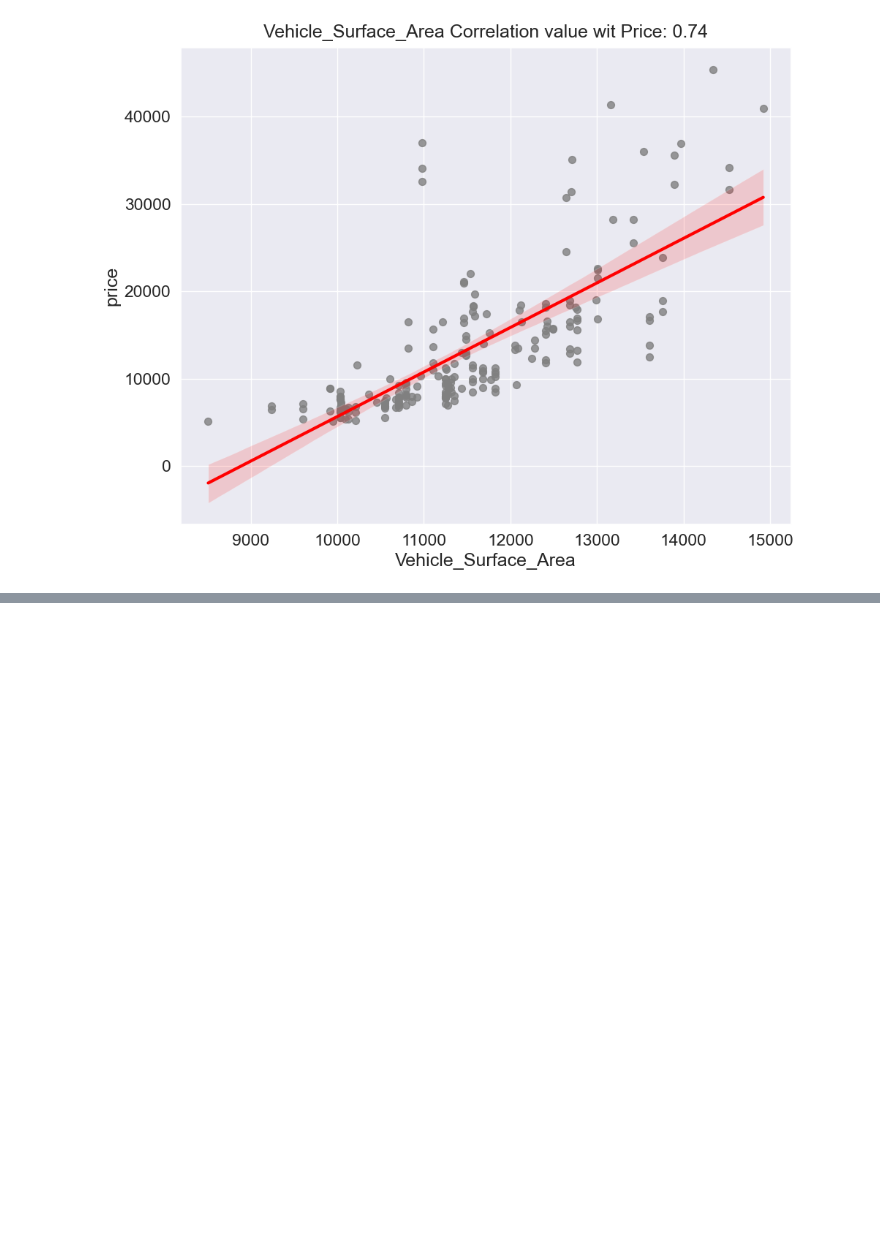
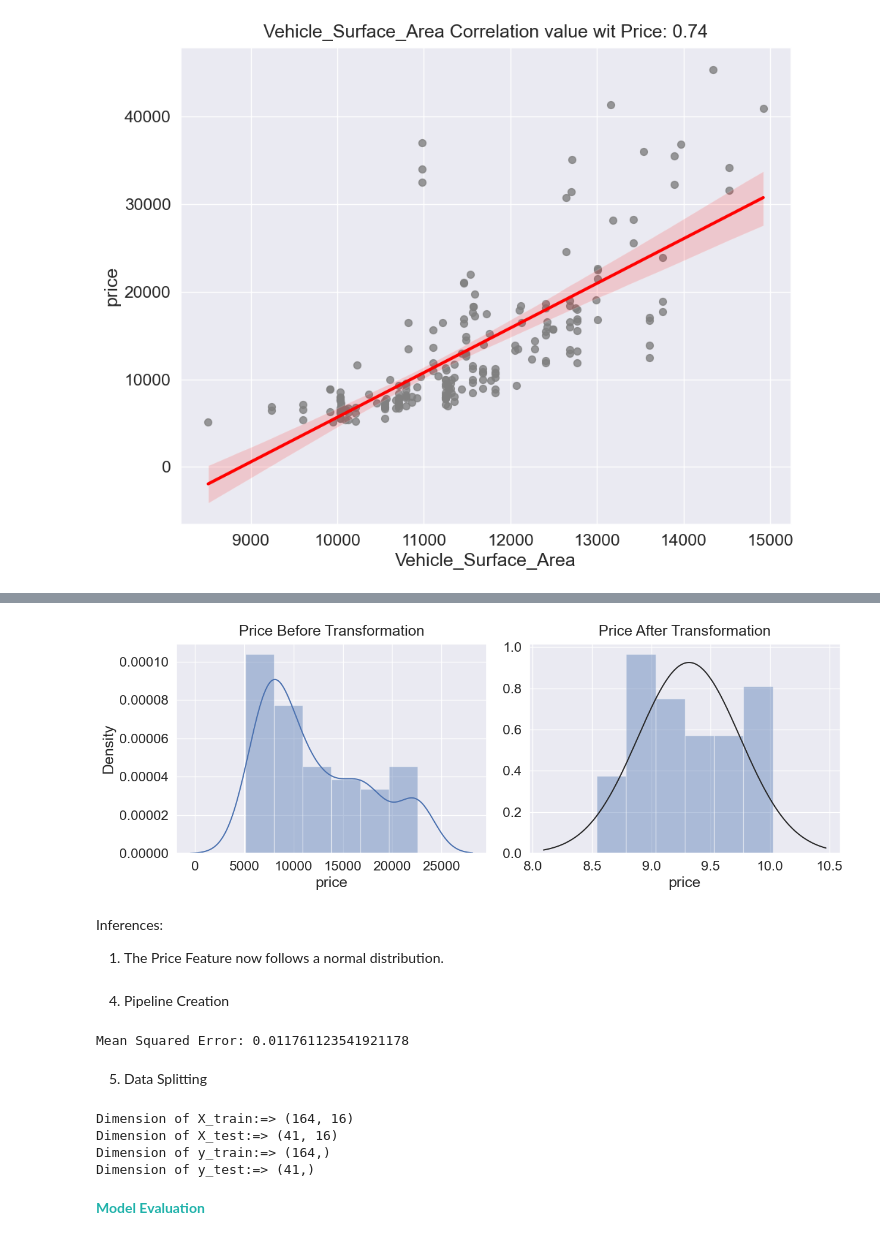
Before and after one commit to mideyolu/Car-Price-Prediction, a Jupyter notebook: car-price.ipynb, the cells around one changed output, grey strips where cells are left out. Saved outputs shown, nothing was run; the diff lists cells and outputs as text; code cells hidden in the pictures; blank space fills up the shorter version.

```diff
--- a/car-price.ipynb
+++ b/car-price.ipynb
@@ -665,0 +734,3 @@ for idx, column in enumerate(columns):
+# %%
+for idx, col in enumerate(num_features):
+    train_data[col]= np.where(train_data[col] > train_data[col].quantile(0.90), train_data[col].quantile(0.90), train_data[col])
@@ -665,0 +746,4 @@ for idx, column in enumerate(columns):
+# %%
+num_col_list= train_data.select_dtypes(exclude='object').columns.tolist()
+num_col_list.remove('price')
+columns= num_col_list
@@ -665,0 +763,11 @@ for idx, column in enumerate(columns):
+# %%
+#dealing with high skewed features
+high_skewed = []
+
+for idx, col in enumerate(columns):
+    if train_data[col].skew() > 0.5:
+        high_skewed.append(col)
+
+#applying natural log
+for idx, col in enumerate(high_skewed):
+    train_data[col]= np.log1p(train_data[col])
@@ -665,0 +776,4 @@ for idx, column in enumerate(columns):
+# %%
+z = train_data["price"]
+
+train_data["price"] = np.log1p(train_data["price"])
@@ -665,0 +795,22 @@ for idx, column in enumerate(columns):
+# %%
+from scipy import stats
+plt.figure(figsize=(13,5))
+plt.subplot(1,2,1)
+sns.distplot(z,kde=True)
+plt.title("Price Before Transformation",pad=10)
+
+plt.subplot(1,2,2)
+sns.distplot(
+    train_data['price'], kde=False, fit=stats.norm
+)
+
+plt.title("Price After Transformation",pad=10)
+plt.tight_layout()
+plt.show()
+# %% [output]
+[figure, added]
+# %% [markdown]
+Inferences:
+1. The Price Feature now follows a normal distribution.
+# %% [markdown]
+4. Pipeline Creation
@@ -665,0 +846,10 @@ for idx, column in enumerate(columns):
+# %%
+X = train_data.drop(columns=['price'])
+y = train_data['price']
+
+# Split the data into training and testing sets
+X_train, X_test, y_train, y_test = train_test_split(X, y, test_size=0.2, random_state=42)
+# %% [output]
+Mean Squared Error: 0.011761123541921178
+# %% [markdown]
+5. Data Splitting
@@ -665,0 +863,13 @@ for idx, column in enumerate(columns):
+# %%
+print("Dimension of X_train:=>",X_train.shape)
+print("Dimension of X_test:=>",X_test.shape)
+print("Dimension of y_train:=>",y_train.shape)
+print("Dimension of y_test:=>",y_test.shape)
+# %% [output]
+Dimension of X_train:=> (164, 16)
+Dimension of X_test:=> (41, 16)
+Dimension of y_train:=> (164,)
+Dimension of y_test:=> (41,)
+# %% [markdown]
+<a id="10"></a>
+<font color="lightseagreen" size=+2.5><b>Model Evaluation</b></font>
```
Also changed, not shown: parts of 43 cells of this notebook.
